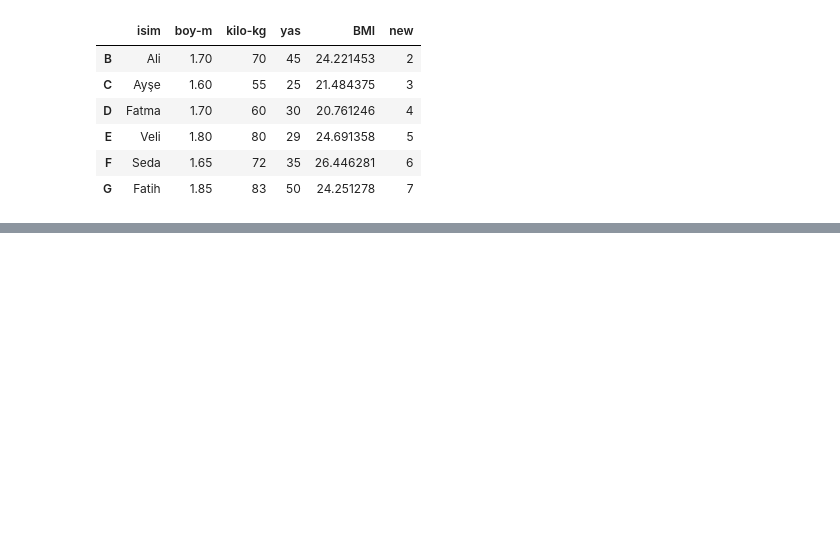
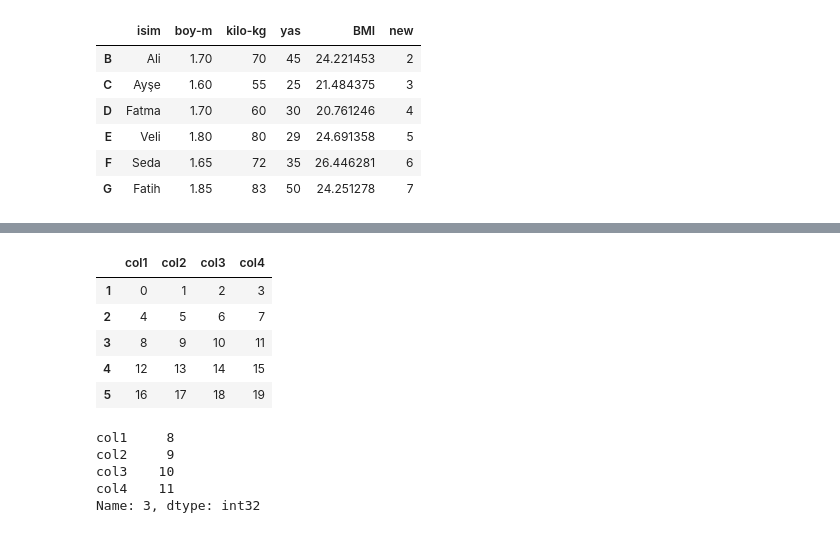
Before and after one commit to mustafacelik-86/expert-octo-journey, a Jupyter notebook: Pandas Master Notebook.ipynb, the cells around one changed output, grey strips where cells are left out. Cells and saved outputs as stored; diff of their text form; code cells hidden in the pictures; blank space fills up the shorter version.

```diff
--- a/Pandas Master Notebook.ipynb
+++ b/Pandas Master Notebook.ipynb
@@ -834,0 +839,19 @@ df.drop("A") #sadece A satırını sidik. kalıcı değişiklik yapmadık
+# %%
+data = np.arange(20).reshape(5,4)
+df = pd.DataFrame(data, columns = ["col1", "col2", "col3" , "col4"], index = range(1,6))
+df
+# %% [output]
+|  | col1 | col2 | col3 | col4 |
+| 1 | 0 | 1 | 2 | 3 |
+| 2 | 4 | 5 | 6 | 7 |
+| 3 | 8 | 9 | 10 | 11 |
+| 4 | 12 | 13 | 14 | 15 |
+| 5 | 16 | 17 | 18 | 19 |
+# %%
+df.loc[3] #üçüncü satırı ismiyle çağırdık
+# %% [output]
+col1     8
+col2     9
+col3    10
+col4    11
+Name: 3, dtype: int32
```
Also changed, not shown: parts of 29 cells of this notebook.
